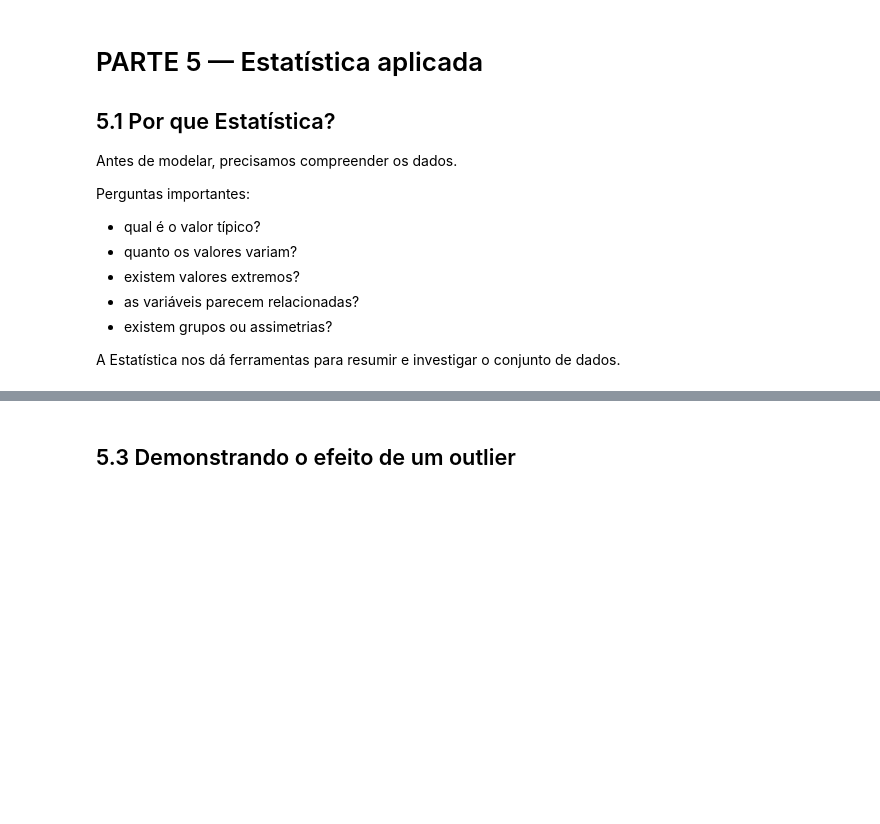
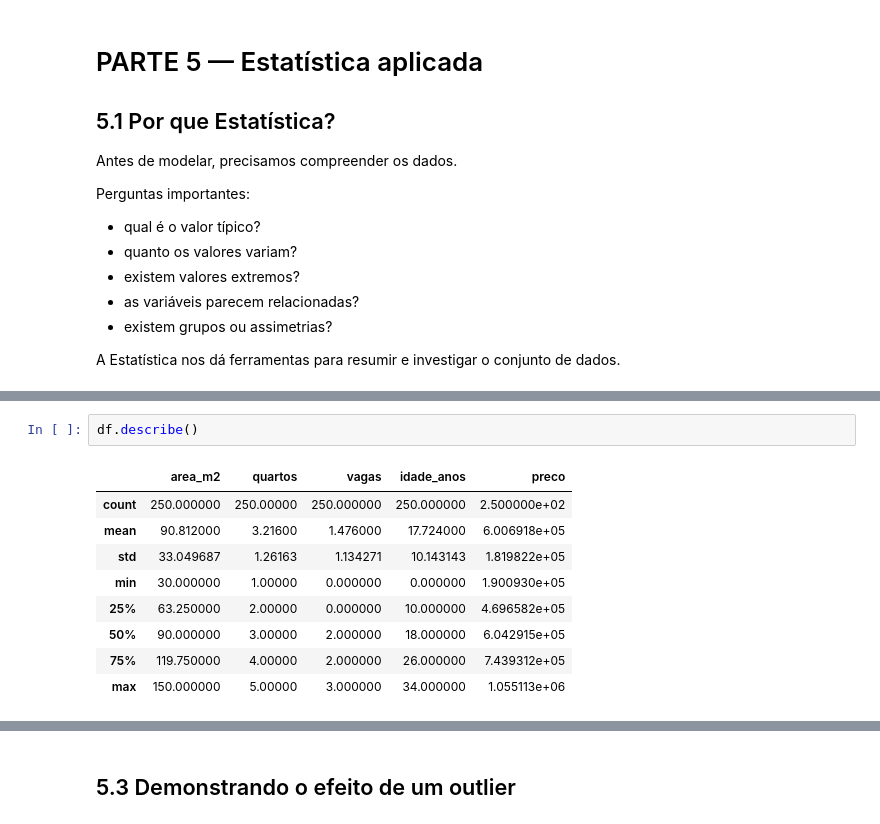
Before and after one commit to VictorAmaralSCT/curso_SENAC_InteligenciaArtificial, a Jupyter notebook: UC9 - Machine Learning/UC9_AULA01_Fundamentos_Matematicos_e_Primeiro_Modelo.ipynb, the cells around one changed output, grey strips where cells are left out. Saved outputs shown, nothing was run; the diff lists cells and outputs as text; blank space fills up the shorter version.

```diff
--- a/UC9 - Machine Learning/UC9_AULA01_Fundamentos_Matematicos_e_Primeiro_Modelo.ipynb
+++ b/UC9 - Machine Learning/UC9_AULA01_Fundamentos_Matematicos_e_Primeiro_Modelo.ipynb
@@ -981,3 +1168,15 @@ A Estatística nos dá ferramentas para resumir e investigar o conjunto de dados
+# %%
+df.describe()
+# %% [output]
+|  | area_m2 | quartos | vagas | idade_anos | preco |
+| count | 250.000000 | 250.00000 | 250.000000 | 250.000000 | 2.500000e+02 |
+| mean | 90.812000 | 3.21600 | 1.476000 | 17.724000 | 6.006918e+05 |
+| std | 33.049687 | 1.26163 | 1.134271 | 10.143143 | 1.819822e+05 |
+| min | 30.000000 | 1.00000 | 0.000000 | 0.000000 | 1.900930e+05 |
+| 25% | 63.250000 | 2.00000 | 0.000000 | 10.000000 | 4.696582e+05 |
+| 50% | 90.000000 | 3.00000 | 2.000000 | 18.000000 | 6.042915e+05 |
+| 75% | 119.750000 | 4.00000 | 2.000000 | 26.000000 | 7.439312e+05 |
+| max | 150.000000 | 5.00000 | 3.000000 | 34.000000 | 1.055113e+06 |
 # %% [markdown]
 ## 5.2 Média × mediana
 
```
Also changed, not shown: parts of 45 cells of this notebook.
